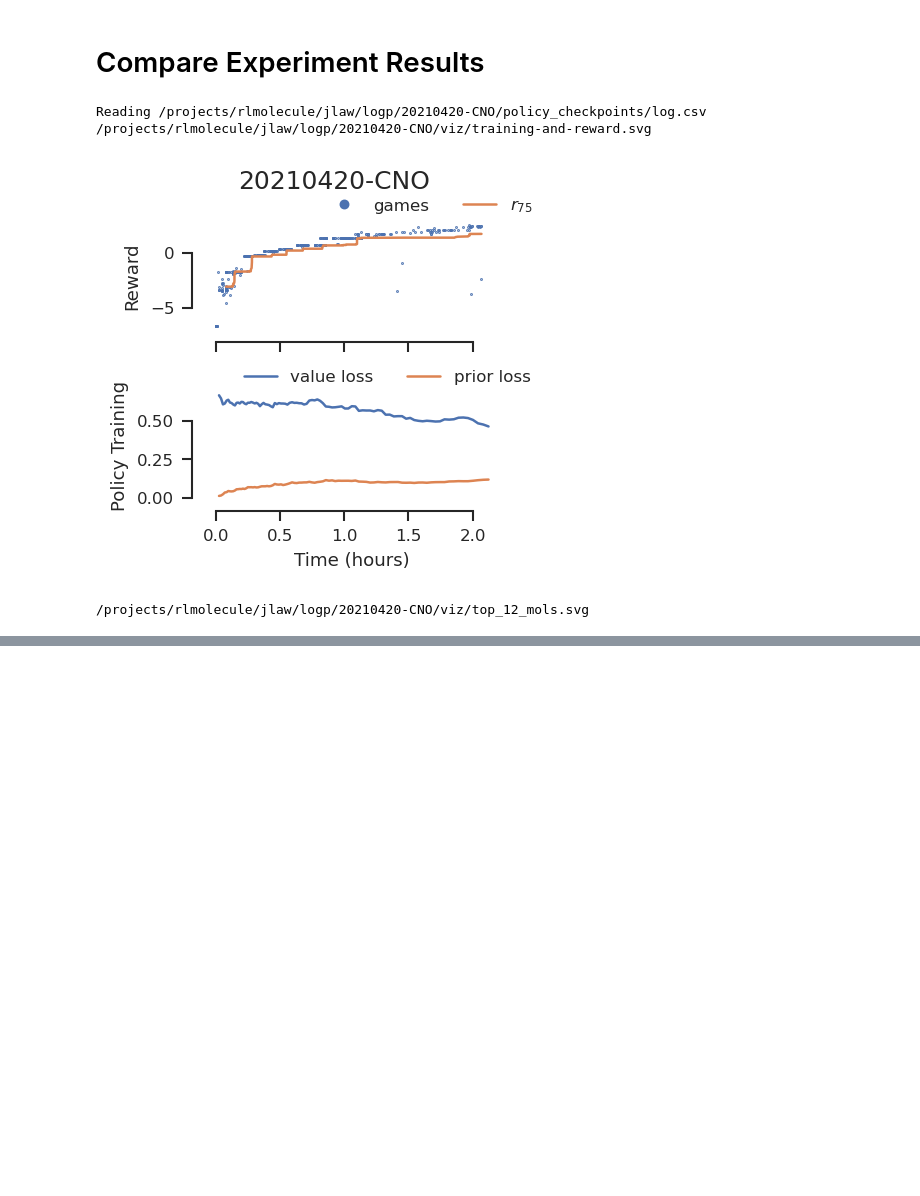
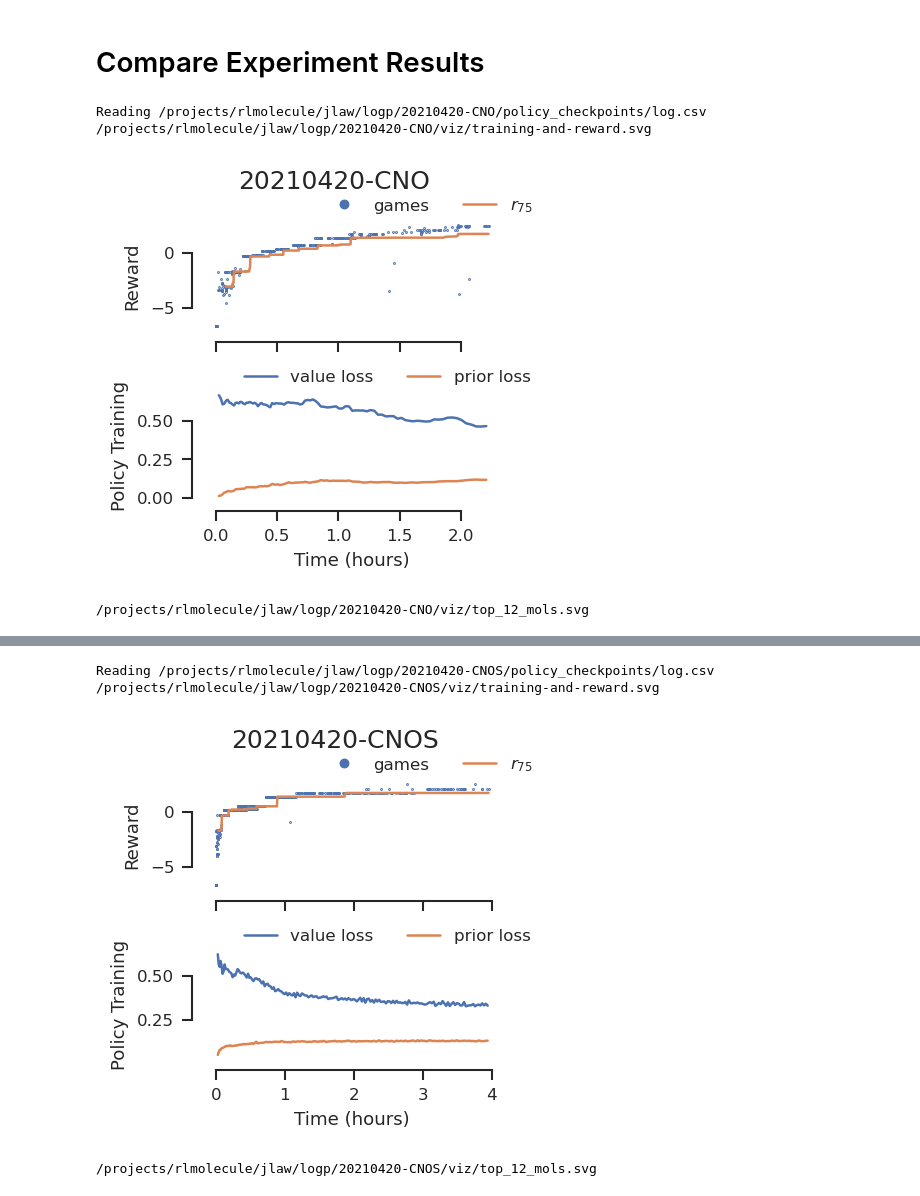
Before and after one commit to NREL/rlmolecule, a Jupyter notebook: examples/logp/compare_experiments.ipynb, the cells around one changed output, grey strips where cells are left out. Drawn from its saved outputs; the diff is of its cells as text; code cells hidden in the pictures; blank space fills up the shorter version.

```diff
--- a/examples/logp/compare_experiments.ipynb
+++ b/examples/logp/compare_experiments.ipynb
@@ -155,12 +155,15 @@ def main_results(run_id, session):
     display(svg)
 # %%
 # initial results
-for run_id in ["20210420-CNO"]:
-# for run_id in ["20210420-CNO", "20210420-CNOS",]:
+for run_id in ["20210420-CNO", "20210420-CNOS"]:
     main_results(run_id, session)
 # %% [output]
 Reading /projects/rlmolecule/jlaw/logp/20210420-CNO/policy_checkpoints/log.csv
 /projects/rlmolecule/jlaw/logp/20210420-CNO/viz/training-and-reward.svg
-[figure, old version]
+[figure, new version]
 /projects/rlmolecule/jlaw/logp/20210420-CNO/viz/top_12_mols.svg
 [drawing not drawn]
+Reading /projects/rlmolecule/jlaw/logp/20210420-CNOS/policy_checkpoints/log.csv
+/projects/rlmolecule/jlaw/logp/20210420-CNOS/viz/training-and-reward.svg
+[figure, added]
+/projects/rlmolecule/jlaw/logp/20210420-CNOS/viz/top_12_mols.svg
```
Also changed, not shown: parts of 1 cell of this notebook.
